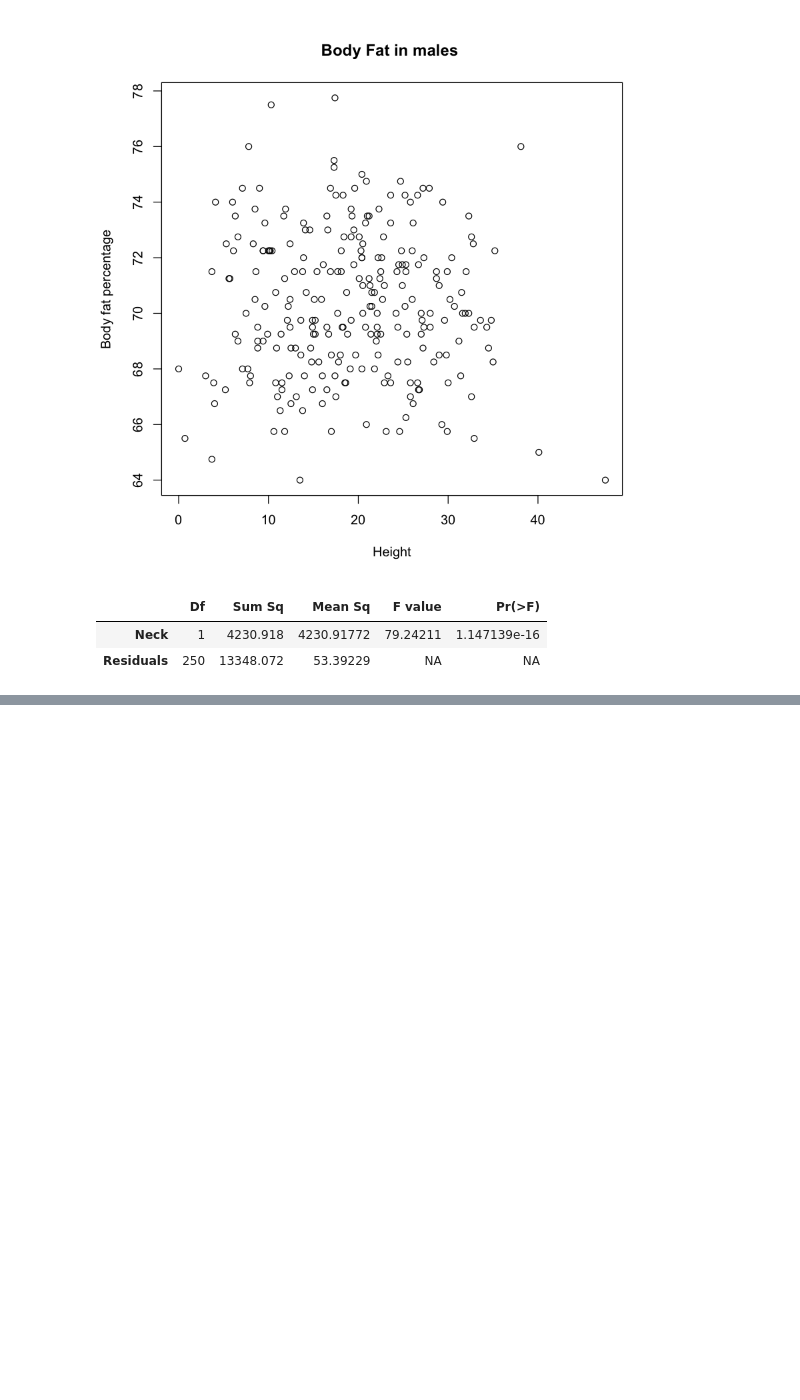
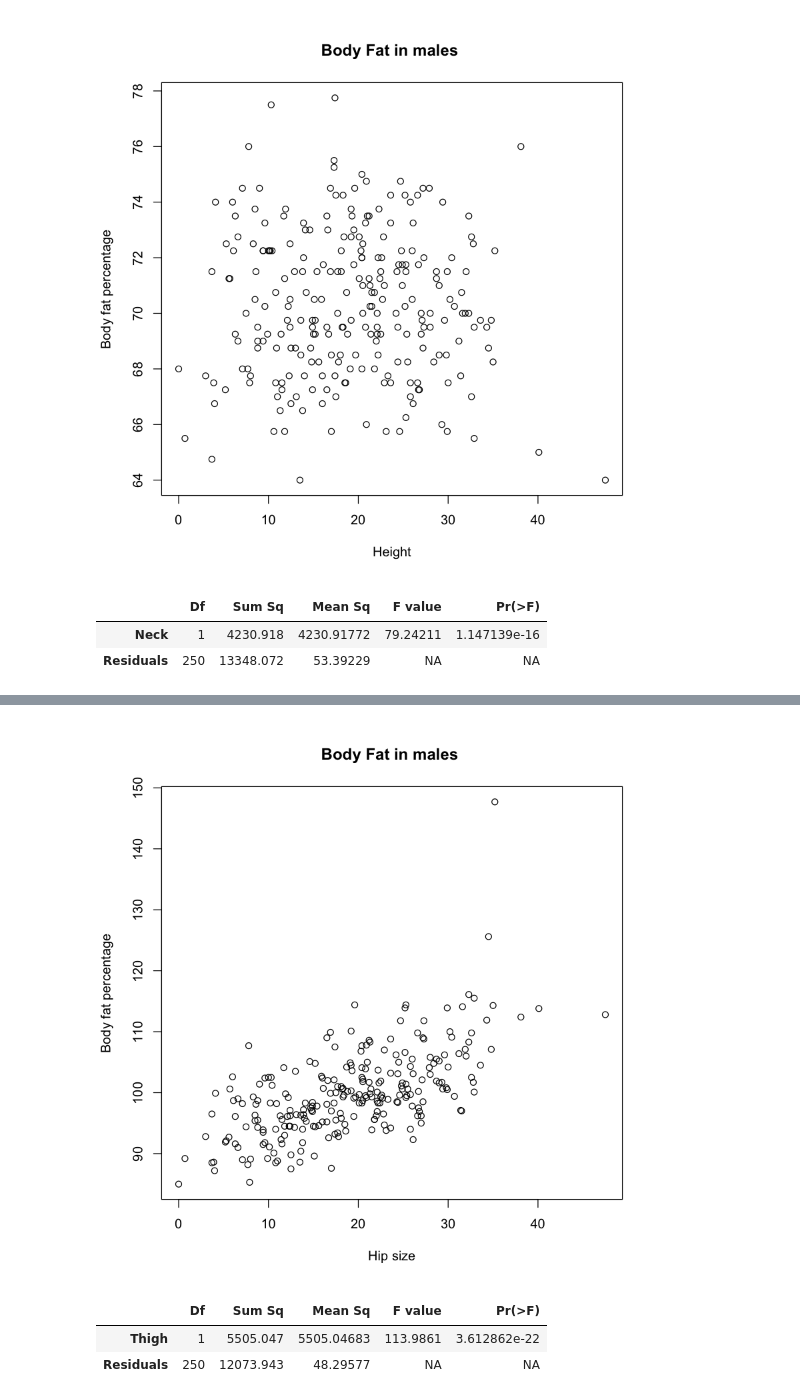
Before and after one commit to jwgwalton/regression-modelling-course, a Jupyter notebook: day2/Practical3.ipynb, the cells around one changed output, grey strips where cells are left out. Cells and saved outputs as stored; diff of their text form; code cells hidden in the pictures; blank space fills up the shorter version.

```diff
--- a/day2/Practical3.ipynb
+++ b/day2/Practical3.ipynb
@@ -123,0 +138,5 @@ results
+# %%
+plot(dataset$PctBodyFat, dataset$Hip, main="Body Fat in males ", xlab="Hip size", ylab='Body fat percentage')
+abline(fitted_model_height, col='red')
+# %% [output]
+[figure, added]
@@ -123,0 +147,6 @@ results
+# %%
+anova(fitted_model_thigh)
+# %% [output]
+|  | Df | Sum Sq | Mean Sq | F value | Pr(>F) |
+| Thigh | 1 | 5505.047 | 5505.04683 | 113.9861 | 3.612862e-22 |
+| Residuals | 250 | 12073.943 | 48.29577 | NA | NA |
```
Also changed, not shown: parts of 53 cells of this notebook, 1 other file.
